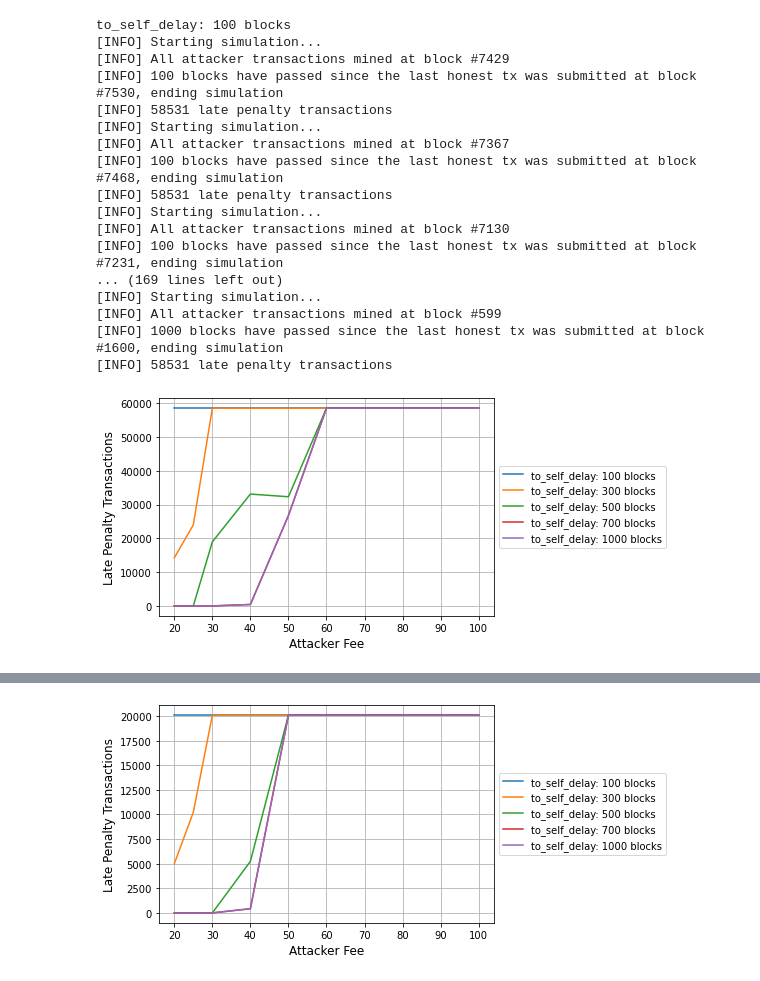
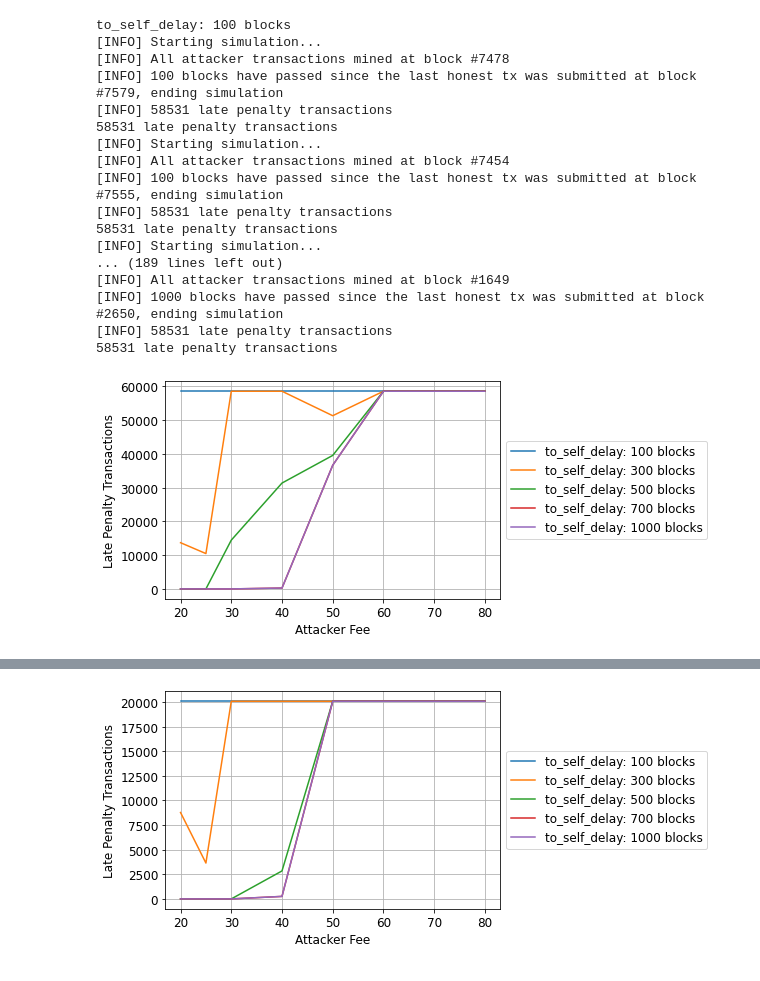
Before and after one commit to CosimoSguanci/Mass-Exit-Attacks-on-LN, a Jupyter notebook: mempool-simulator/MassDoubleSpendAttackSimulation-refactoring.ipynb, the cells around one changed output, grey strips where cells are left out. Saved outputs shown, nothing was run; the diff lists cells and outputs as text; code cells hidden in the pictures.

Commit message:
Update simulations

```diff
--- a/mempool-simulator/MassDoubleSpendAttackSimulation-refactoring.ipynb
+++ b/mempool-simulator/MassDoubleSpendAttackSimulation-refactoring.ipynb
@@ -10,6 +10,14 @@ mempool_data_during_congestion = common.doPreprocessing(common.get_mempool_dir_d
 mempool_data_no_congestion = common.doPreprocessing(common.get_mempool_dir_no_congestion())
 blocks_data = common.get_blocks_data()
 PROBLEMATIC_INTERVALS = common.get_problematic_intervals()
+
+plt.rcParams.update({'font.size': 12})
+
+def usesHistoricalBlocksData(scenario):
+  if scenario == 1:
+    return True
+  else:
+    return False
 # %%
 def buildTransactions(num_attacked_channels, fee_index_attacker, initial_tx_with_same_fee_attacker, isDynamic):
     transactions = []
@@ -159,17 +177,6 @@ def runSimulationForAttackerProfit(sim, transactions, to_self_delay, attacker_fe
     return None
 # %%
 ln_delays = [100, 300, 500, 700, 1000]
-
-# sim = ComplexModeSimulation(mempoolData=mempool_data_during_congestion, blocksData=blocks_data, isDynamic=False, firstBlockHeightOfSimulation=common.get_first_block_height_during_congestion(), problematicIntervals=PROBLEMATIC_INTERVALS, step=-1, beta=-1)
-# transactions = buildTransactions(20084, 12, (sim.getFirstSnapshot())[1][12], False)
-# n = runSimulation(sim, transactions, 20084, 300)
-
-# print("-----------------------------------------")
-
-# sim = ComplexModeSimulation(mempoolData=mempool_data_during_congestion, blocksData=blocks_data, isDynamic=False, firstBlockHeightOfSimulation=common.get_first_block_height_during_congestion(), problematicIntervals=PROBLEMATIC_INTERVALS, step=-1, beta=-1)
-# transactions = buildTransactions(20084, 13, (sim.getFirstSnapshot())[1][13], False)
-# n = runSimulation(sim, transactions, 20084, 300)
-
 
 experiments = []
 experiments.append({
@@ -191,49 +198,60 @@ for experiment in experiments:
     labels = []
 
     n_attacked_channels = experiment["n_attacked_channels"]
-    mempool_data = mempool_data_during_congestion if experiment["scenario"] == 1 else mempool_data_no_congestion
-    first_block_height = common.get_first_block_height_during_congestion() if experiment["scenario"] == 1 else common.get_first_block_height_no_congestion()
+    scenario = experiment["scenario"]
+    mempool_data = mempool_data_during_congestion if scenario == 1 else mempool_data_no_congestion
+    use_historical_blocks_data = usesHistoricalBlocksData(scenario=scenario)
+    first_block_height = common.get_first_block_height_during_congestion() if scenario == 1 else common.get_first_block_height_no_congestion()
 
     for ln_delay in ln_delays:
         print(f"to_self_delay: {ln_delay} blocks")
         y = []
         x = []
 
-        i = 13 # 12
-        fee_ranges2 = [ 0, 1, 2, 3, 4, 5, 6, 7, 8, 10, 12, 14, 17, 20, 25, 30, 40, 50, 60, 70, 80, 100 ]
+        i = 13
+        fee_ranges2 = [ 0, 1, 2, 3, 4, 5, 6, 7, 8, 10, 12, 14, 17, 20, 25, 30, 40, 50, 60, 70, 80 ]
         while(i < len(fee_ranges2)):
-            sim = ComplexModeSimulation(mempoolData=mempool_data, blocksData=blocks_data, isDynamic=False, firstBlockHeightOfSimulation=first_block_height, problematicIntervals=PROBLEMATIC_INTERVALS, step=-1, beta=-1)
+            sim = ComplexModeSimulation(
+                mempoolData=mempool_data,
+                blocksData=blocks_data,
+                isDynamic=False,
+                useHistoricalBlocksData=use_historical_blocks_data,
+                firstBlockHeightOfSimulation=first_block_height,
+                problematicIntervals=PROBLEMATIC_INTERVALS,
+                step=-1,
+                beta=-1)
             transactions = buildTransactions(n_attacked_channels, i, (sim.getFirstSnapshot())[1][i], False)
             n = runSimulation(sim, transactions, n_attacked_channels, ln_delay)
+            print(f"{n} late penalty transactions")
             y.append(n)
             x.append(fee_ranges2[i])
             i += 1
 
         plt.plot(x, y)
         labels.append(f"to_self_delay: {ln_delay} blocks")
 
     plt.xlabel('Attacker Fee', fontsize=12)
     plt.ylabel(f'Late Penalty Transactions', fontsize=12)
     plt.legend(labels=labels, loc='center left', bbox_to_anchor=(1, 0.5))
     plt.show()
 # %% [output]
 to_self_delay: 100 blocks
 [INFO] Starting simulation...
-[INFO] All attacker transactions mined at block #7429
-[INFO] 100 blocks have passed since the last honest tx was submitted at block #7530, ending simulation
+[INFO] All attacker transactions mined at block #7478
+[INFO] 100 blocks have passed since the last honest tx was submitted at block #7579, ending simulation
 [INFO] 58531 late penalty transactions
+58531 late penalty transactions
 [INFO] Starting simulation...
-[INFO] All attacker transactions mined at block #7367
-[INFO] 100 blocks have passed since the last honest tx was submitted at block #7468, ending simulation
+[INFO] All attacker transactions mined at block #7454
+[INFO] 100 blocks have passed since the last honest tx was submitted at block #7555, ending simulation
 [INFO] 58531 late penalty transactions
+58531 late penalty transactions
 [INFO] Starting simulation...
-[INFO] All attacker transactions mined at block #7130
-[INFO] 100 blocks have passed since the last honest tx was submitted at block #7231, ending simulation
-... (169 lines left out)
-[INFO] Starting simulation...
-[INFO] All attacker transactions mined at block #599
-[INFO] 1000 blocks have passed since the last honest tx was submitted at block #1600, ending simulation
+... (189 lines left out)
+[INFO] All attacker transactions mined at block #1649
+[INFO] 1000 blocks have passed since the last honest tx was submitted at block #2650, ending simulation
 [INFO] 58531 late penalty transactions
+58531 late penalty transactions
-[figure, old version]
+[figure, new version]
 to_self_delay: 100 blocks
 [INFO] Starting simulation...
@@ -255,3 +273,3 @@ to_self_delay: 100 blocks
-[figure, old version]
+[figure, new version]
 to_self_delay: 100 blocks
 [INFO] Starting simulation...
```
Also changed, not shown: parts of 8 cells of this notebook, 12 other files.
